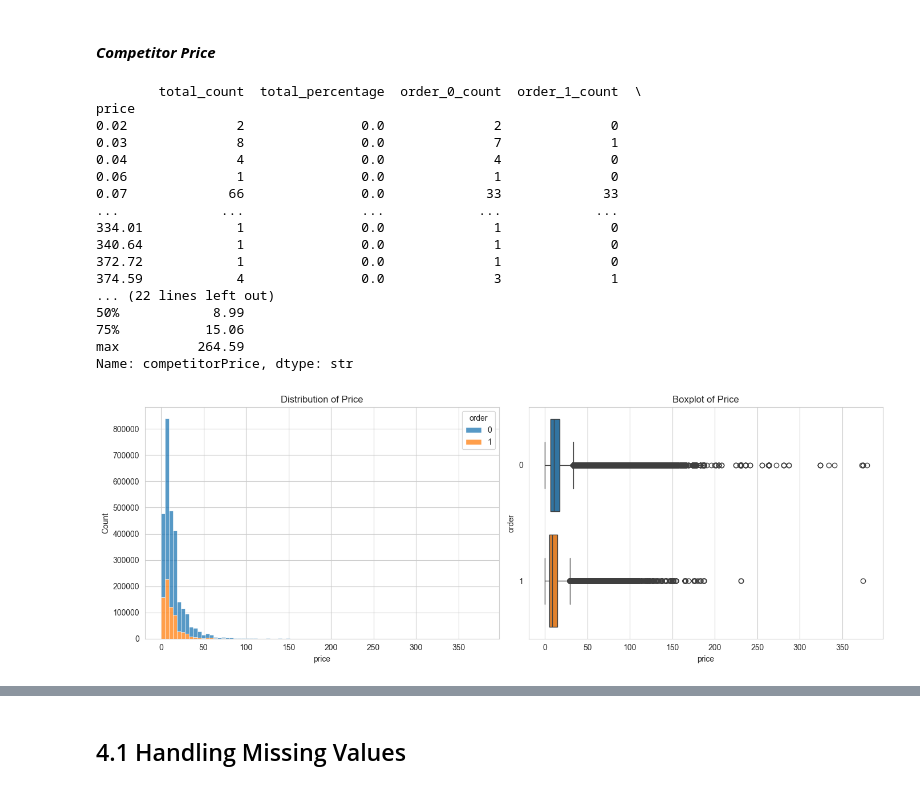
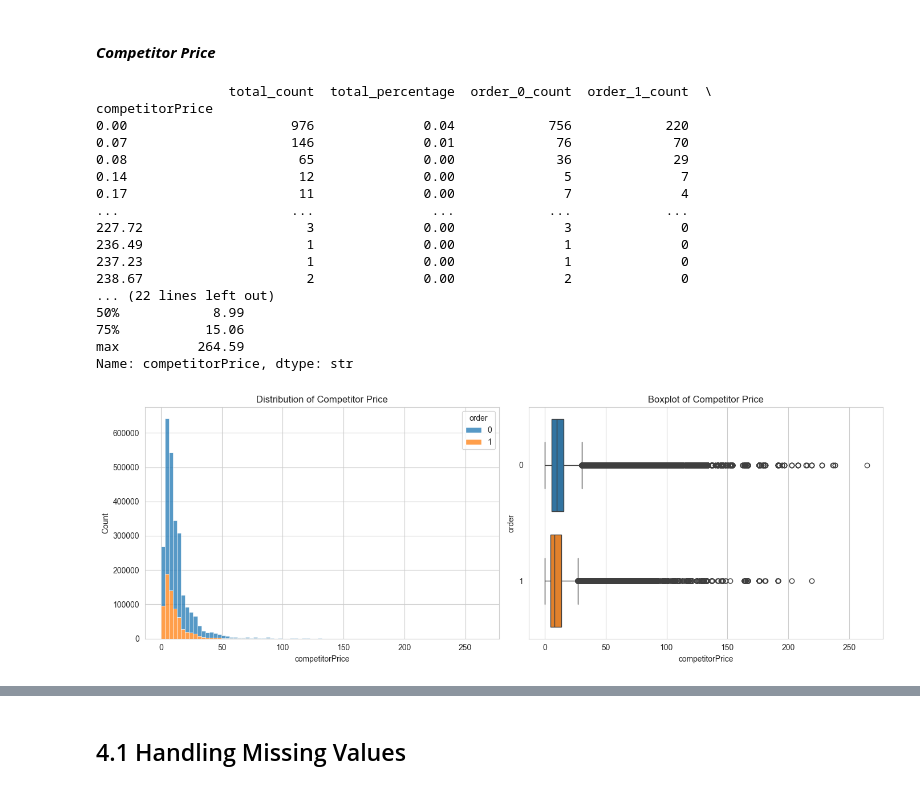
Before and after one commit to annageiser/analytics-project, a Jupyter notebook: src/analysis.ipynb, the cells around one changed output, grey strips where cells are left out. Saved outputs shown, nothing was run; the diff lists cells and outputs as text; code cells hidden in the pictures.

```diff
--- a/src/analysis.ipynb
+++ b/src/analysis.ipynb
@@ -1081,49 +1081,49 @@ Name: rrp, dtype: str
 #### ***Competitor Price***
 # %%
 # Numbers
-competitorPrice_counts = df['price'].value_counts()
-competitorPrice_percentages = (df['price'].value_counts(normalize=True) * 100).round(2)
-competitorPrice_order_ct = pd.crosstab(df['price'], df['order'])
-competitorPrice_order_ct_pct = (pd.crosstab(df['price'], df['order'], normalize='index') * 100).round(2)
+competitorPrice_counts = df['competitorPrice'].value_counts()
+competitorPrice_percentages = (df['competitorPrice'].value_counts(normalize=True) * 100).round(2)
+competitorPrice_order_ct = pd.crosstab(df['competitorPrice'], df['order'])
+competitorPrice_order_ct_pct = (pd.crosstab(df['competitorPrice'], df['order'], normalize='index') * 100).round(2)
 competitorPrice_EDA_df = pd.DataFrame({
     'total_count': competitorPrice_counts,
     'total_percentage': competitorPrice_percentages,
     'order_0_count': competitorPrice_order_ct[0],
     'order_1_count': competitorPrice_order_ct[1],
     'order_0_percentage': competitorPrice_order_ct_pct[0],
     'order_1_percentage': competitorPrice_order_ct_pct[1]
 })
 print(competitorPrice_EDA_df)
 competitorPrice_EDA_df.to_csv('../data/processed/competitorPrice_EDA.csv', index=True)
 print(df['competitorPrice'].describe().apply('{0:.2f}'.format))
 
 sns.set_style("whitegrid")
 fig, axes = plt.subplots(1, 2, figsize=(14, 5))
-sns.histplot(data=df, x='price', hue='order', bins=80, multiple='stack', palette='tab10', ax=axes[0])
-axes[0].set_title("Distribution of Price")
-sns.boxplot(data=df, x='price', y='order', hue='order', palette='tab10', orient='h', ax=axes[1], legend=False)
-axes[1].set_title("Boxplot of Price")
+sns.histplot(data=df, x='competitorPrice', hue='order', bins=80, multiple='stack', palette='tab10', ax=axes[0])
+axes[0].set_title("Distribution of Competitor Price")
+sns.boxplot(data=df, x='competitorPrice', y='order', hue='order', palette='tab10', orient='h', ax=axes[1], legend=False)
+axes[1].set_title("Boxplot of Competitor Price")
 plt.tight_layout()
 plt.savefig('../reports/figures/competitorPrice_EDA.png')
 plt.show()
 # %% [output]
-        total_count  total_percentage  order_0_count  order_1_count  \
-price
-0.02              2               0.0              2              0
-0.03              8               0.0              7              1
-0.04              4               0.0              4              0
-0.06              1               0.0              1              0
-0.07             66               0.0             33             33
-...             ...               ...            ...            ...
-334.01            1               0.0              1              0
-340.64            1               0.0              1              0
-372.72            1               0.0              1              0
-374.59            4               0.0              3              1
+                 total_count  total_percentage  order_0_count  order_1_count  \
+competitorPrice
+0.00                     976              0.04            756            220
+0.07                     146              0.01             76             70
+0.08                      65              0.00             36             29
+0.14                      12              0.00              5              7
+0.17                      11              0.00              7              4
+...                      ...               ...            ...            ...
+227.72                     3              0.00              3              0
+236.49                     1              0.00              1              0
+237.23                     1              0.00              1              0
+238.67                     2              0.00              2              0
 ... (22 lines left out)
 50%            8.99
 75%           15.06
 max          264.59
 Name: competitorPrice, dtype: str
-[figure, old version]
+[figure, new version]
 # %% [markdown]
 # 4 Data Preparation
```
Also changed, not shown: parts of 64 cells of this notebook, 2 other files.
